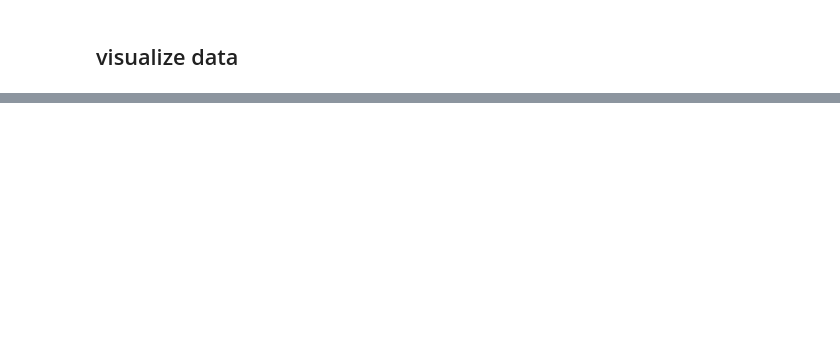
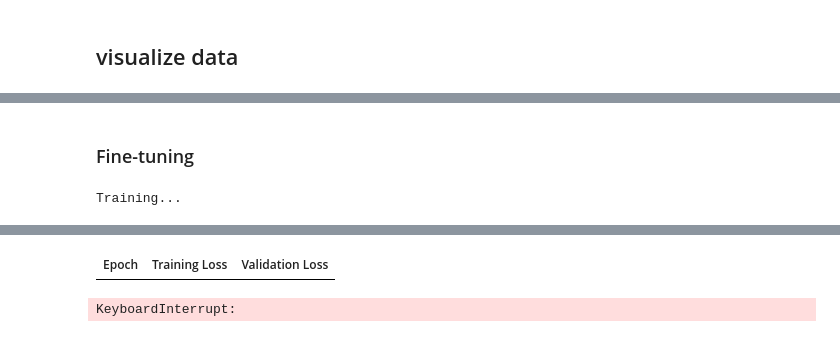
Before and after one commit to HalogenFlo/TIC_-Hugging_Face_Models_Mastery_RD, a Jupyter notebook: notebook/step3_TIC_Mastery.ipynb, the cells around one changed output, grey strips where cells are left out. Saved outputs shown, nothing was run; the diff lists cells and outputs as text; code cells hidden in the pictures; blank space fills up the shorter version.

Commit message:
update step3

```diff
--- a/notebook/step3_TIC_Mastery.ipynb
+++ b/notebook/step3_TIC_Mastery.ipynb
@@ -79,0 +93,3 @@ plt.show()
+# %%
+device = torch.device('cuda' if torch.cuda.is_available() else 'cpu')
+device
@@ -79,0 +155,10 @@ plt.show()
+# %%
+accuracy_metric = evaluate.load("accuracy")
+f1_metric = evaluate.load("f1")
+
+def compute_metrics(eval_pred):
+    logits, labels = eval_pred
+    predictions = torch.argmax(logits, axis=-1)
+    acc = accuracy_metric.compute(predictions=predictions, references=labels)["accuracy"]
+    f1 = f1_metric.compute(predictions=predictions, references=labels, average="macro")["f1"]
+    return {"accuracy": acc, "f1_macro": f1}
@@ -79,0 +208,31 @@ plt.show()
+# %%
+repo_name = "vit-emnist-byclass"
+training_args = TrainingArguments(
+    output_dir=repo_name,
+    eval_strategy="steps",
+    learning_rate=2e-5,
+    per_device_train_batch_size=64,
+    per_device_eval_batch_size=16,
+    num_train_epochs=3,
+    weight_decay=0.01,
+    warmup_ratio=0.1,
+    push_to_hub=True,
+    logging_steps=10,
+    save_strategy="epoch",
+    load_best_model_at_end=True,
+    metric_for_best_model="f1_macro"
+)
+trainer = CustomTrainer(
+    model=model1,
+    args=training_args,
+    train_dataset=train_data,
+    eval_dataset=test_data,
+    compute_metrics=compute_metrics,
+)
+# %% [markdown]
+### Fine-tuning
+# %%
+print("Training...")
+trainer.train()
+# %% [output]
+Training...
@@ -79,0 +240,2 @@ plt.show()
+| Epoch | Training Loss | Validation Loss |
+KeyboardInterrupt:
```
Also changed, not shown: parts of 12 cells of this notebook, 2 other files.
